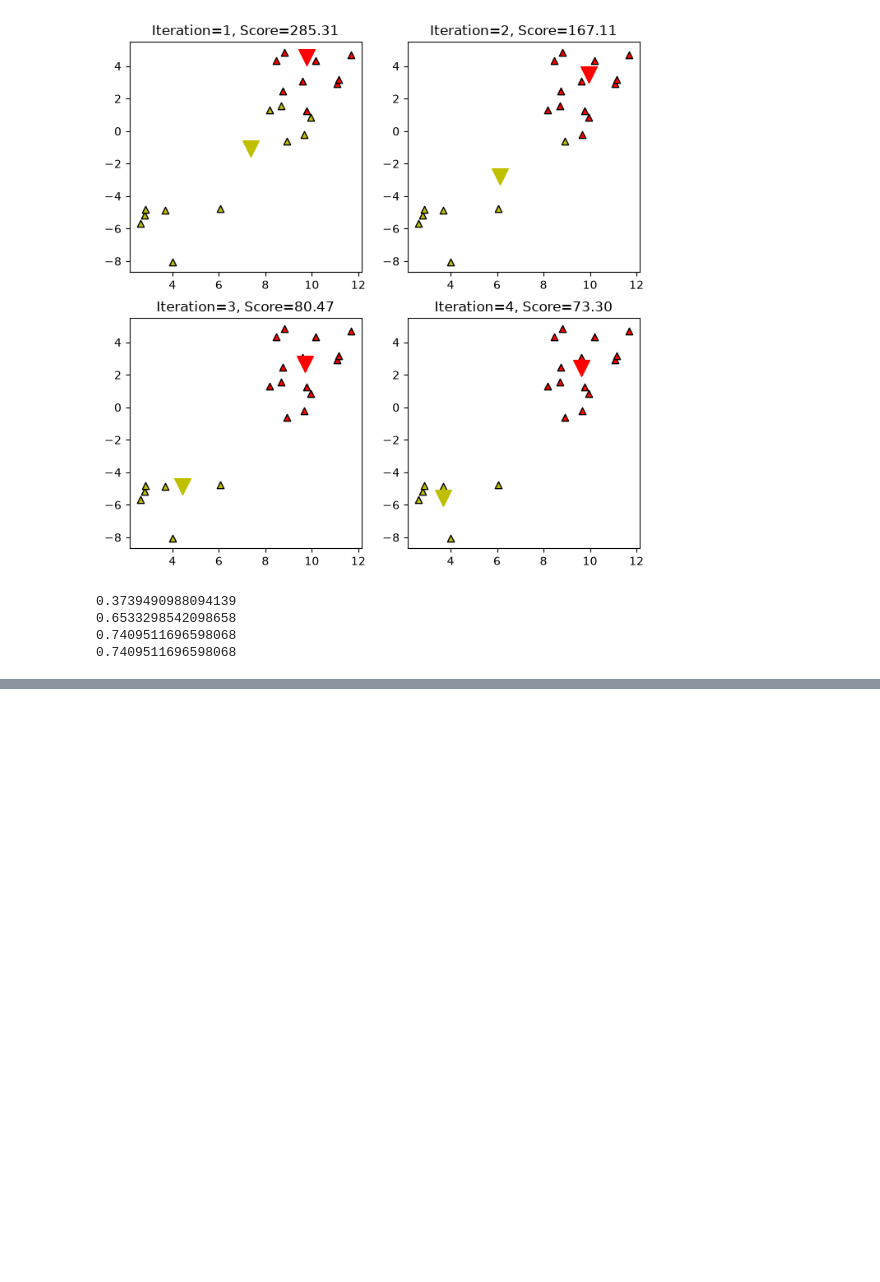
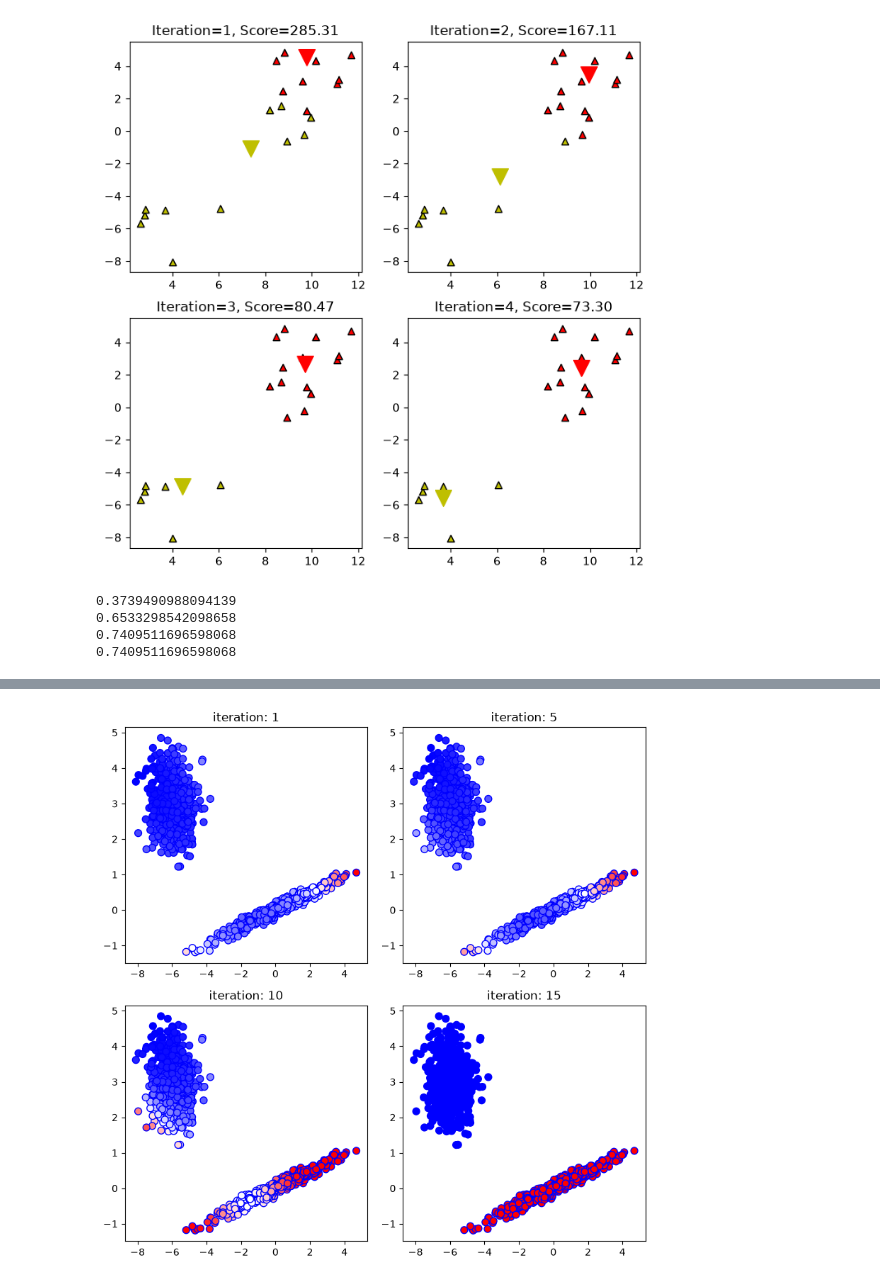
Before and after one commit to rush020114/workspace, a Jupyter notebook: next_ai/chapter05/unsupervised_learning.ipynb, the cells around one changed output, grey strips where cells are left out. Cells and saved outputs as stored; diff of their text form; code cells hidden in the pictures; blank space fills up the shorter version.

```diff
--- a/next_ai/chapter05/unsupervised_learning.ipynb
+++ b/next_ai/chapter05/unsupervised_learning.ipynb
@@ -188,0 +199,33 @@ sigma2 = np.eye(2)
+# %%
+from sklearn.mixture import GaussianMixture
+
+def plot_gaussianmixture(n):
+  # n_components: 군집의 수
+  # guassian도 init_params는 kmeans가 default
+  # tol: 수렴 판별값 (반복마다 우도(likelihood - 추측이 맞는 정도)가 얼마나 좋아지는지 확인해서, 그 개선폭이 이 값보다 작아지면 학습을 멈춤)
+  model = GaussianMixture(n_components=2, init_params='random', random_state=0, tol=1e-9, max_iter=n)
+
+  # 데이터를 학습합니다.
+  model.fit(X)
+  # 학습 결과 각 데이터에 대한 군집의 확률을 예측합니다.
+  res = model.predict_proba(X)
+
+  # 결과 출력 부분
+  # 인수 c, color로 주어지는 값이 높고 낮음에 따라 cmap, colormap에서 값에 해당하는 색으로 출력
+  plt.scatter(X[:, 0], X[:, 1], s=50, linewidth=1, edgecolors="b", cmap=plt.cm.bwr, c=res[:, 0])
+  # 각 출력마다 몇 번의 iteration을 수행했는지를 출력
+  plt.title("iteration: {}".format(n))
+
+plt.figure(figsize=(8, 8))
+plt.subplot(221)
+plot_gaussianmixture(1)
+plt.subplot(222)
+plot_gaussianmixture(5)
+plt.subplot(223)
+plot_gaussianmixture(10)
+plt.subplot(224)
+plot_gaussianmixture(15)
+plt.tight_layout()
+plt.show()
+# %% [output]
+[figure, added]
```
Also changed, not shown: parts of 1 cell of this notebook.
